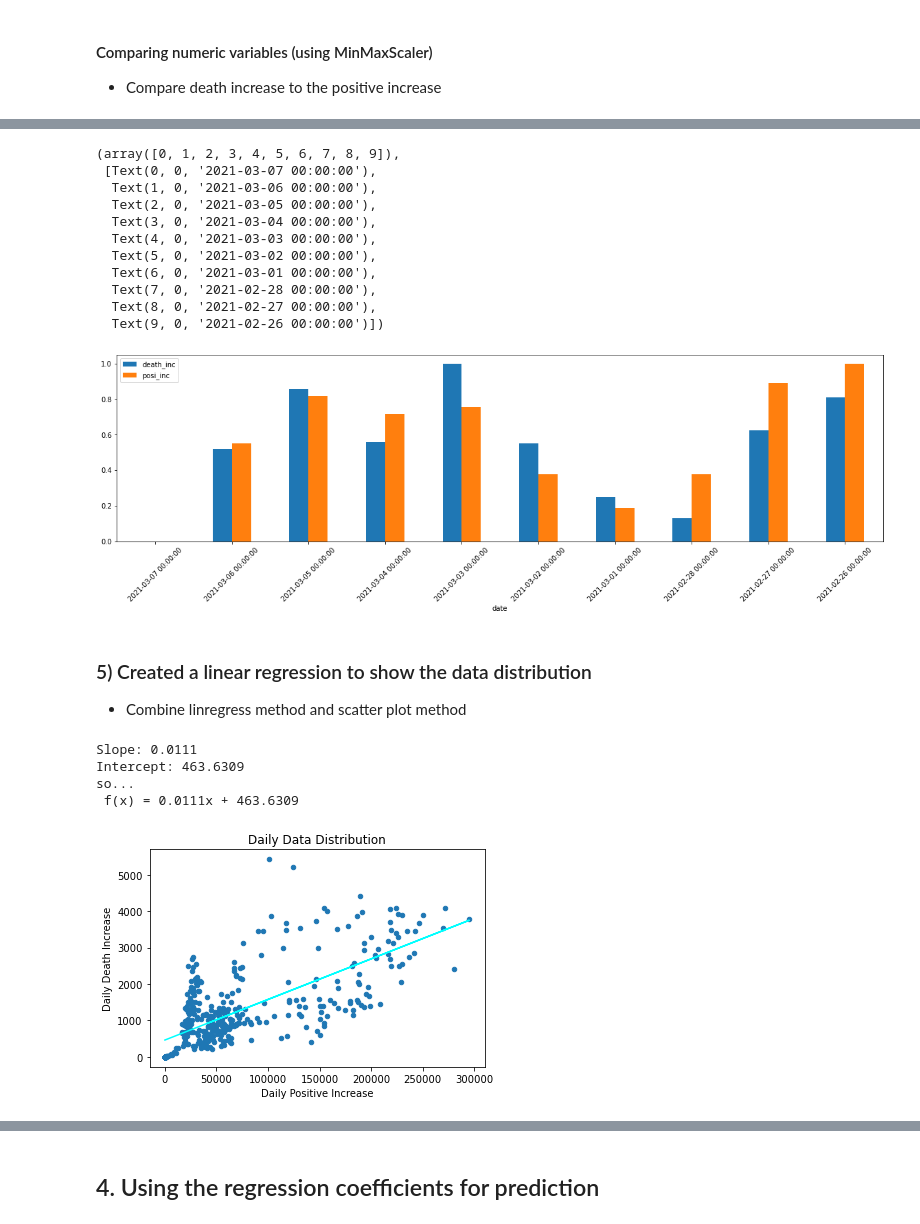
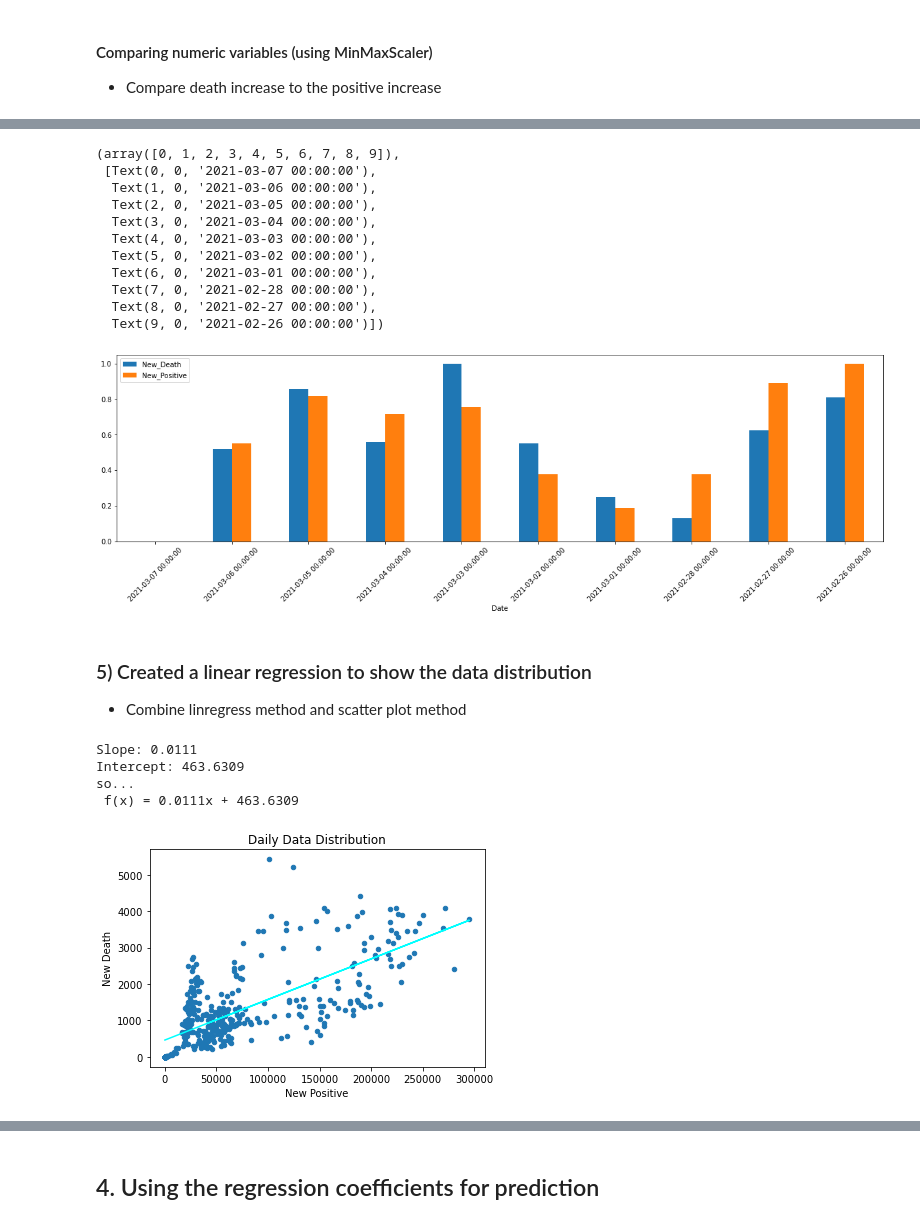
Before and after one commit to jkangc/COVID19_Analysis_with_Python, a Jupyter notebook: Project - Covid19 Tracker.ipynb, the cells around one changed output, grey strips where cells are left out. Cells and saved outputs as stored; diff of their text form; code cells hidden in the pictures.

```diff
--- a/Project - Covid19 Tracker.ipynb
+++ b/Project - Covid19 Tracker.ipynb
@@ -119,8 +119,8 @@ df_covid
 ### 2) Reshape data
 # %%
 # Capture the data that need
-df_case = pd.DataFrame({'date': df_covid.date, 'death_inc': df_covid.deathIncrease, 'nega_inc':df_covid.negativeIncrease,
-                        'posi_inc':df_covid.positiveIncrease})
+df_case = pd.DataFrame({'Date': df_covid.date, 'New_Death': df_covid.deathIncrease, 'New_Negative':df_covid.negativeIncrease,
+                        'New_Positive':df_covid.positiveIncrease})
 # %%
 df_case
 # %% [output]
@@ -139,7 +139,7 @@ df_case
 420 rows × 4 columns
 # %%
 # Calculate which dates were worse(against prior date) to consider worse
-df_case['worse_date'] = df_case['posi_inc'].diff(periods=-1) > 0
+df_case['Worse_Date'] = df_case['New_Positive'].diff(periods=-1) > 0
 # %% [markdown]
 ## 3. Data visualization
 
@@ -319,13 +319,13 @@ from sklearn.preprocessing import MinMaxScaler
 scaler = MinMaxScaler()
 
 # Create a new datafram for the scaled values
-df_normalized = v2_data[['death_inc', 'date', 'posi_inc']].copy()
+df_normalized = v2_data[['New_Death', 'Date', 'New_Positive']].copy()
 
 # Normalize the numeric columns
-df_normalized[['death_inc', 'posi_inc']] = scaler.fit_transform(df_normalized[['death_inc', 'posi_inc']])
+df_normalized[['New_Death', 'New_Positive']] = scaler.fit_transform(df_normalized[['New_Death', 'New_Positive']])
 
 # Plot the normalized values
-df_normalized.plot(x='date', y=['death_inc', 'posi_inc'], kind='bar', figsize=(20, 5))
+df_normalized.plot(x='Date', y=['New_Death', 'New_Positive'], kind='bar', figsize=(20, 5))
 
 plt.xticks(rotation = 45)
 # %% [output]
@@ -340,45 +340,45 @@ plt.xticks(rotation = 45)
   Text(7, 0, '2021-02-28 00:00:00'),
   Text(8, 0, '2021-02-27 00:00:00'),
   Text(9, 0, '2021-02-26 00:00:00')])
-[figure, old version]
+[figure, new version]
 # %% [markdown]
 ### 5) Created a linear regression to show the data distribution
  - Combine linregress method and scatter plot method
 # %%
 from scipy import stats
 
 #
-df_regression = df_case[['death_inc', 'posi_inc']].copy()
+df_regression = df_case[['New_Death', 'New_Positive']].copy()
 
 # Get the regression slope and intercept
-m, b, r, p, se = stats.linregress(df_regression['posi_inc'], df_regression['death_inc'])
+m, b, r, p, se = stats.linregress(df_regression['New_Positive'], df_regression['New_Death'])
 print('Slope: %.4f\nIntercept: %.4f'% (m, b))
 print('so...\n f(x) = %.4fx + %.4f' % (m, b))
 
-# Use the function (mx + b) to calculate f(x) for each x (StudyHours) value
-df_regression['fx'] = (m * df_regression['posi_inc'])+b
+# Use the function (mx + b) to calculate f(x) for each x (positive) value
+df_regression['fx'] = (m * df_regression['New_Positive'])+b
 
-# Calculate the error between f(x) and the actual y (Grade) value
-df_regression['error'] = df_regression['fx'] - df_regression['death_inc']
+# Calculate the error between f(x) and the actual y (Death) value
+df_regression['error'] = df_regression['fx'] - df_regression['New_Death']
 
-# Create a scatter plot of Grade vs Salary
-ax = df_regression.plot.scatter(x='posi_inc', y='death_inc')
+# Create a scatter plot of new death vs new positvie
+ax = df_regression.plot.scatter(x='New_Positive', y='New_Death')
 
 # Plot the regression line
-plt.plot(df_regression['posi_inc'], df_regression['fx'], color='cyan')
+plt.plot(df_regression['New_Positive'], df_regression['fx'], color='cyan')
 
 # Set title and labels for axes
-ax.set(xlabel="Daily Positive Increase",
-       ylabel="Daily Death Increase",
+ax.set(xlabel="New Positive",
+       ylabel="New Death",
        title="Daily Data Distribution",)
 
 # Display the plot
 plt.show()
 # %% [output]
 Slope: 0.0111
 Intercept: 463.6309
 so...
  f(x) = 0.0111x + 463.6309
-[figure, old version]
+[figure, new version]
 # %%
 # Show the original x,y value, the f(x) value, and the error
```
Also changed, not shown: parts of 11 cells of this notebook.
